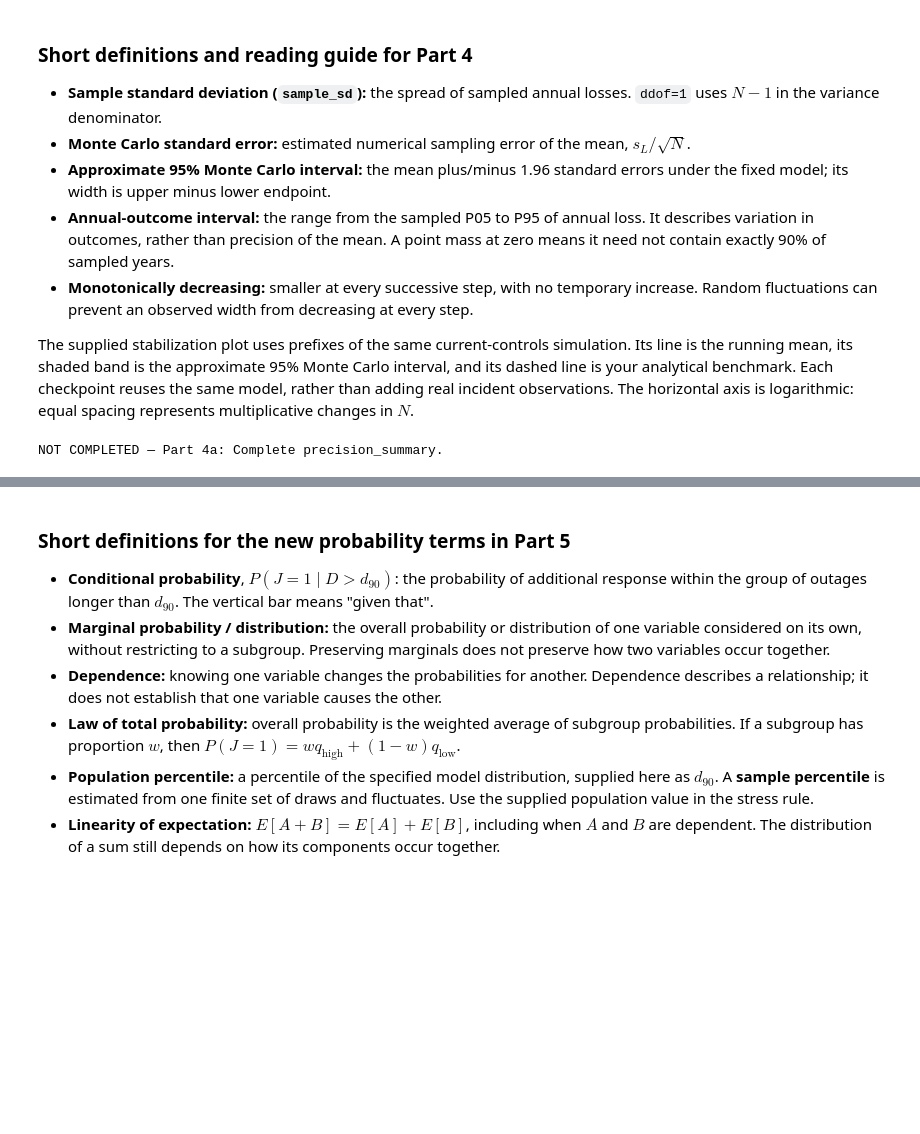
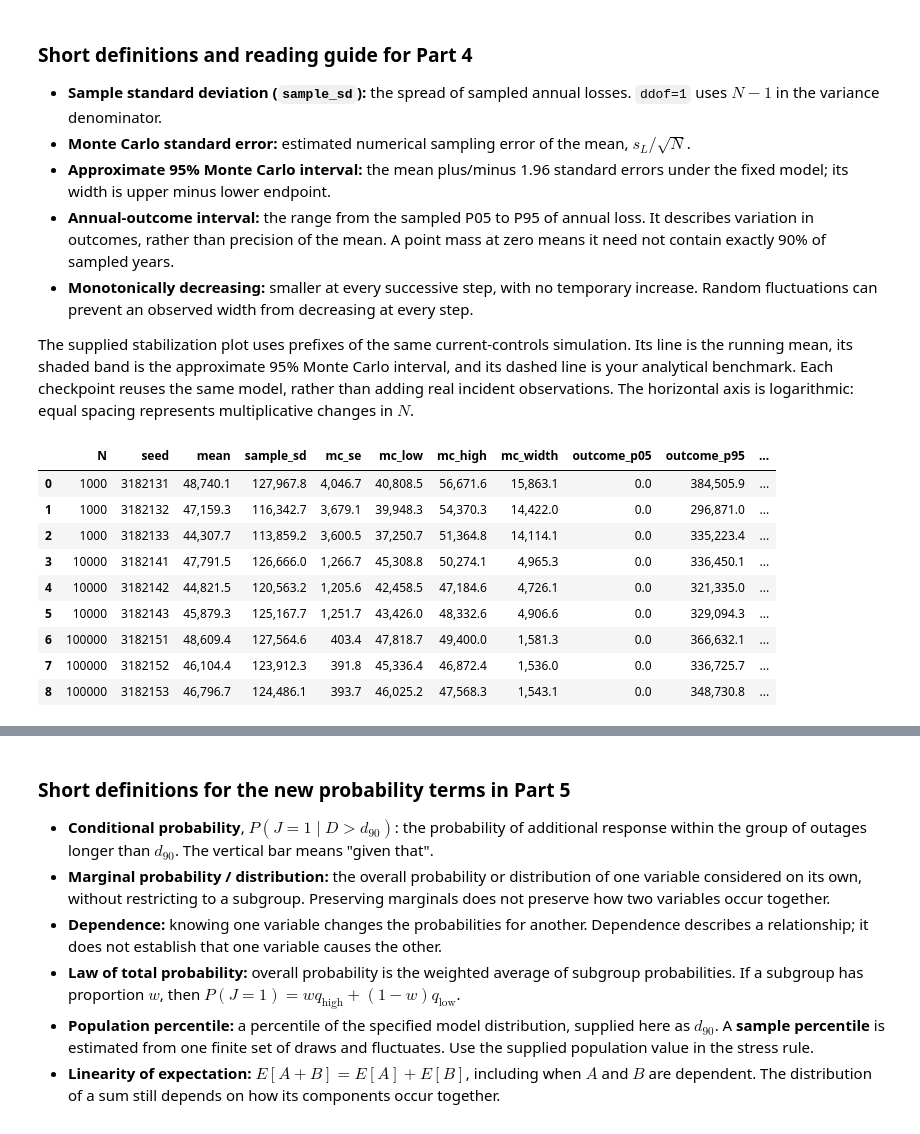
Before and after one commit to karan0802/Cybersecurity_A1, a Jupyter notebook: CMPT318_Assignment_1_Starter.ipynb, the cells around one changed output, grey strips where cells are left out. Cells and saved outputs as stored; diff of their text form; code cells hidden in the pictures; blank space fills up the shorter version.

Commit message:
Complete Part 4 numerical precision analysis

```diff
--- a/CMPT318_Assignment_1_Starter.ipynb
+++ b/CMPT318_Assignment_1_Starter.ipynb
@@ -698,28 +698,66 @@ The supplied stabilization plot uses prefixes of the same current-controls simul
 # %%
 def precision_summary(losses):
     """Return mean, sample_sd, mc_se, mc_low, mc_high, mc_width, outcome_p05, outcome_p95, outcome_width."""
     losses = np.asarray(losses, dtype=float)
     n = len(losses)
     if n < 2 or losses.ndim != 1 or not np.isfinite(losses).all():
         raise ValueError('Use at least two finite annual-loss values.')
-    # YOUR ANALYSIS CODE: calculate numerical uncertainty AND annual-outcome variability.
-    # Return a dictionary with exactly the keys described above.
-    raise NotImplementedError('Complete precision_summary.')
+
+    # Calculate the average annual loss.
+    mean = losses.mean()
+
+    # Calculate the sample standard deviation.
+    sample_sd = losses.std(ddof=1)
+
+    # Calculate the Monte Carlo standard error.
+    mc_se = sample_sd / np.sqrt(n)
+
+    # Calculate the 95% Monte Carlo interval.
+    mc_low = mean - 1.96 * mc_se
+    mc_high = mean + 1.96 * mc_se
+    mc_width = mc_high - mc_low
+
+    # Calculate the 5th and 95th percentiles of annual loss.
+    outcome_p05 = np.quantile(losses, 0.05)
+    outcome_p95 = np.quantile(losses, 0.95)
+    outcome_width = outcome_p95 - outcome_p05
+
+    return {
+        'mean': mean,
+        'sample_sd': sample_sd,
+        'mc_se': mc_se,
+        'mc_low': mc_low,
+        'mc_high': mc_high,
+        'mc_width': mc_width,
+        'outcome_p05': outcome_p05,
+        'outcome_p95': outcome_p95,
+        'outcome_width': outcome_width
+    }
+
 
 # PROVIDED: repeated experiments, seed management, table construction, and display.
 def run_precision_experiment():
     rows = []
     for i, n in enumerate([1_000, 10_000, 100_000]):
         for r in range(3):
             seed = SEED + 100 + 10*i + r
             sample = simulate_years('current', n, seed)
             rows.append({'N': n, 'seed': seed, **precision_summary(sample['annual_loss'])})
     table = pd.DataFrame(rows)
     display(table.style.format({c: '{:,.1f}' for c in table.columns if c not in ['N','seed']}))
     return table
 precision_table = run_task('Part 4a', run_precision_experiment)
 # %% [output]
-NOT COMPLETED — Part 4a: Complete precision_summary.
+|  | N | seed | mean | sample_sd | mc_se | mc_low | mc_high | mc_width | outcome_p05 | outcome_p95 | ... |
+| 0 | 1000 | 3182131 | 48,740.1 | 127,967.8 | 4,046.7 | 40,808.5 | 56,671.6 | 15,863.1 | 0.0 | 384,505.9 | ... |
+| 1 | 1000 | 3182132 | 47,159.3 | 116,342.7 | 3,679.1 | 39,948.3 | 54,370.3 | 14,422.0 | 0.0 | 296,871.0 | ... |
+| 2 | 1000 | 3182133 | 44,307.7 | 113,859.2 | 3,600.5 | 37,250.7 | 51,364.8 | 14,114.1 | 0.0 | 335,223.4 | ... |
+| 3 | 10000 | 3182141 | 47,791.5 | 126,666.0 | 1,266.7 | 45,308.8 | 50,274.1 | 4,965.3 | 0.0 | 336,450.1 | ... |
+| 4 | 10000 | 3182142 | 44,821.5 | 120,563.2 | 1,205.6 | 42,458.5 | 47,184.6 | 4,726.1 | 0.0 | 321,335.0 | ... |
+| 5 | 10000 | 3182143 | 45,879.3 | 125,167.7 | 1,251.7 | 43,426.0 | 48,332.6 | 4,906.6 | 0.0 | 329,094.3 | ... |
+| 6 | 100000 | 3182151 | 48,609.4 | 127,564.6 | 403.4 | 47,818.7 | 49,400.0 | 1,581.3 | 0.0 | 366,632.1 | ... |
+| 7 | 100000 | 3182152 | 46,104.4 | 123,912.3 | 391.8 | 45,336.4 | 46,872.4 | 1,536.0 | 0.0 | 336,725.7 | ... |
+| 8 | 100000 | 3182153 | 46,796.7 | 124,486.1 | 393.7 | 46,025.2 | 47,568.3 | 1,543.1 | 0.0 | 348,730.8 | ... |
 # %%
 # PROVIDED: the visual calculation uses YOUR completed precision_summary function.
 def plot_mc_stabilization(samples):
```
Also changed, not shown: parts of 9 cells of this notebook.
